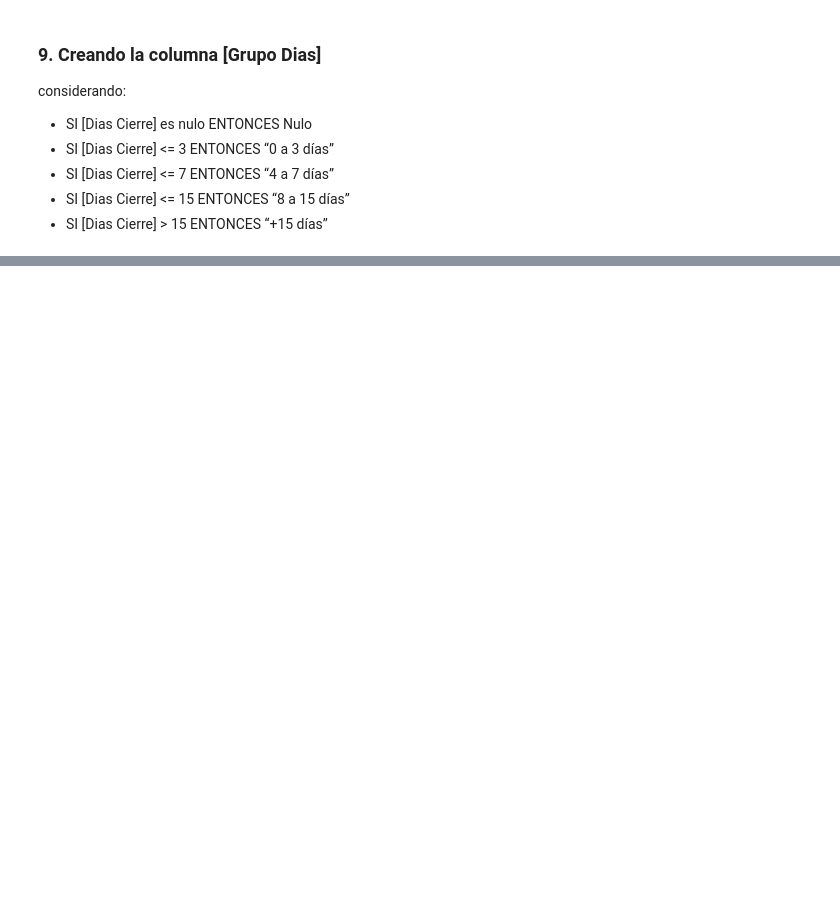
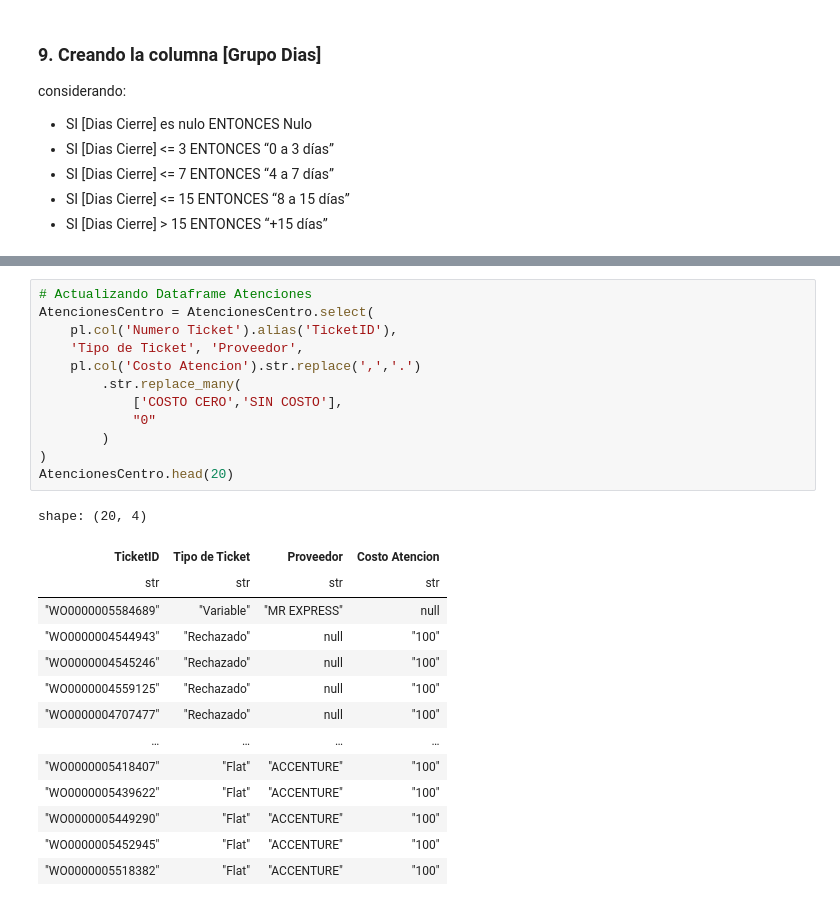
Before and after one commit to iameddyjoe/PYTHON_ETL_E1, a Jupyter notebook: Proceso_ETL.ipynb, the cells around one changed output, grey strips where cells are left out. Saved outputs shown, nothing was run; the diff lists cells and outputs as text; blank space fills up the shorter version.

```diff
--- a/Proceso_ETL.ipynb
+++ b/Proceso_ETL.ipynb
@@ -247,0 +307,27 @@ shape: (5, 11)
+# %%
+# Actualizando Dataframe Atenciones
+AtencionesCentro = AtencionesCentro.select(
+    pl.col('Numero Ticket').alias('TicketID'),
+    'Tipo de Ticket', 'Proveedor',
+    pl.col('Costo Atencion').str.replace(',','.')
+        .str.replace_many(
+            ['COSTO CERO','SIN COSTO'],
+            "0"
+        )
+)
+AtencionesCentro.head(20)
+# %% [output]
+shape: (20, 4)
+| TicketID | Tipo de Ticket | Proveedor | Costo Atencion |
+| str | str | str | str |
+| "WO0000005584689" | "Variable" | "MR EXPRESS" | null |
+| "WO0000004544943" | "Rechazado" | null | "100" |
+| "WO0000004545246" | "Rechazado" | null | "100" |
+| "WO0000004559125" | "Rechazado" | null | "100" |
+| "WO0000004707477" | "Rechazado" | null | "100" |
+| … | … | … | … |
+| "WO0000005418407" | "Flat" | "ACCENTURE" | "100" |
+| "WO0000005439622" | "Flat" | "ACCENTURE" | "100" |
+| "WO0000005449290" | "Flat" | "ACCENTURE" | "100" |
+| "WO0000005452945" | "Flat" | "ACCENTURE" | "100" |
+| "WO0000005518382" | "Flat" | "ACCENTURE" | "100" |
```
Also changed, not shown: parts of 7 cells of this notebook.
